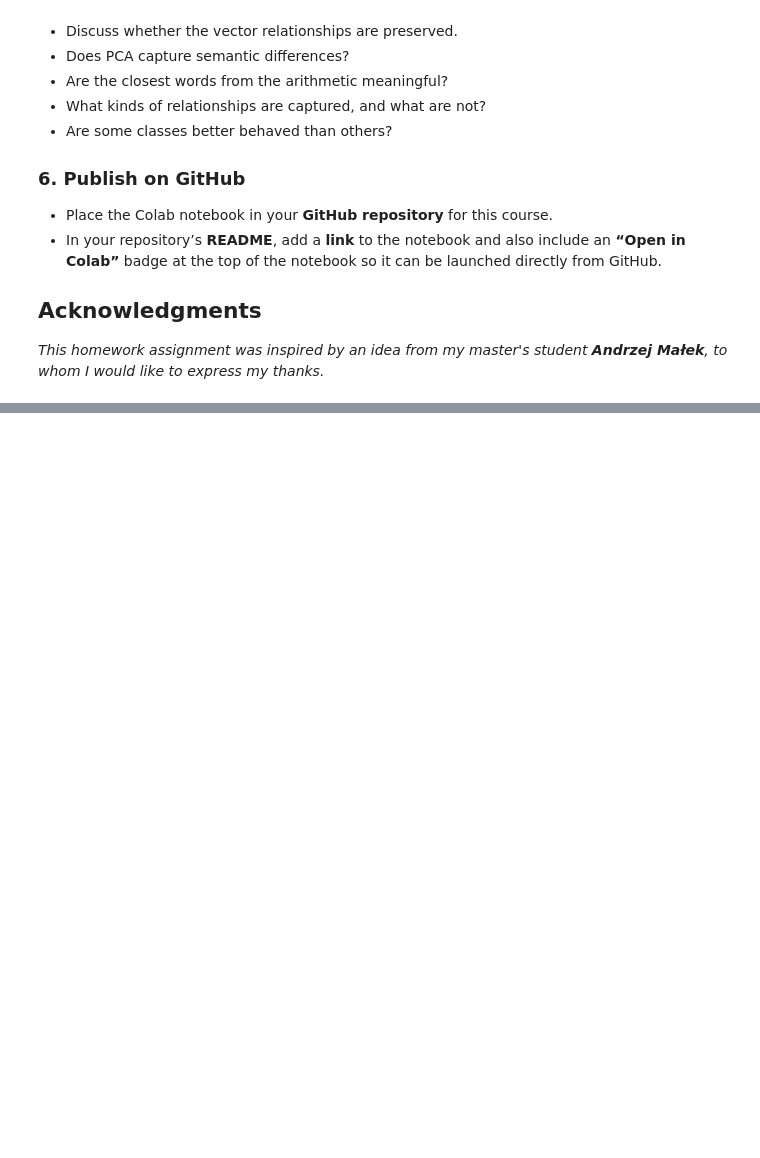
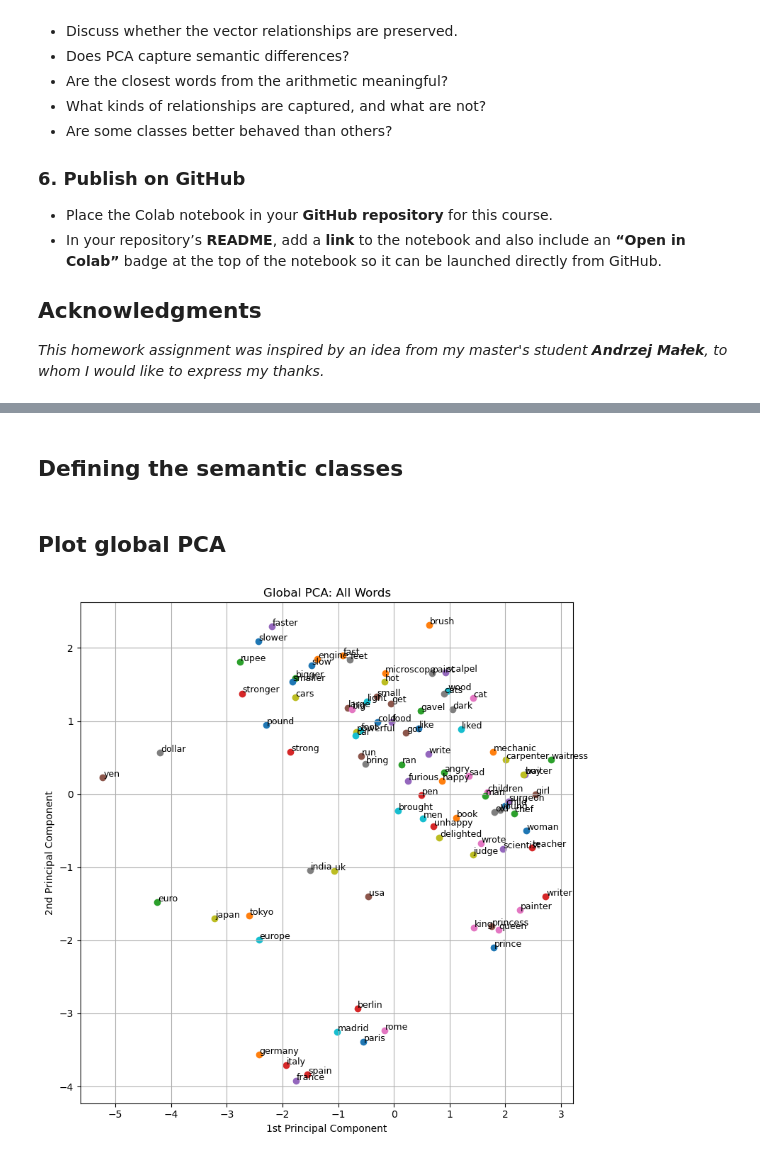
Before and after one commit to Bokocki/135UM-Homework, a Jupyter notebook: Homework12.ipynb, the cells around one changed output, grey strips where cells are left out. Drawn from its saved outputs; the diff is of its cells as text; code cells hidden in the pictures; blank space fills up the shorter version.

```diff
--- a/Homework12.ipynb
+++ b/Homework12.ipynb
@@ -120,0 +148,2 @@ for the *gender*-related class.
+# %% [markdown]
+## Defining the semantic classes
@@ -120,0 +225,69 @@ for the *gender*-related class.
+# %% [markdown]
+## Plot global PCA
+# %%
+# ----------------- Prepare Word Embeddings ------------------------
+
+unique_words = list(set(word for pairs in semantic_classes.values() for pair in pairs for word in pair))
+missing = [word for word in unique_words if word not in glove]
+if missing:
+    print("Missing from GloVe:", missing)
+
+embeddings = {word: glove[word] for word in unique_words}
+
+glove_words = list(glove.keys())
+glove_matrix = torch.stack([glove[word] for word in glove_words])
+
+# ----------------- Plotting ------------------------
+
+def plot_side_by_side_pca(words, title):
+    vecs = torch.stack([embeddings[w] for w in words])
+
+    # Global PCA
+    global_pca = PCA(n_components=2)
+    all_vecs = torch.stack([embeddings[w] for w in unique_words])
+    global_reduced = global_pca.fit(all_vecs).transform(vecs)
+
+    # Local PCA
+    local_pca = PCA(n_components=2)
+    local_reduced = local_pca.fit_transform(vecs)
+
+    fig, axs = plt.subplots(1, 2, figsize=(12, 6))
+    fig.suptitle(title, fontsize=14)
+
+    for ax, reduced, label in zip(
+        axs, [global_reduced, local_reduced], ["Global PCA", "Local PCA"]
+    ):
+        ax.set_title(label)
+        for i, word in enumerate(words):
+            x, y = reduced[i]
+            ax.scatter(x, y)
+            ax.text(x + 0.01, y + 0.01, word, fontsize=9)
+        ax.set_xlabel("1st Principal Component")
+        ax.set_ylabel("2nd Principal Component")
+        ax.grid(True)
+
+    plt.tight_layout(rect=[0, 0.03, 1, 0.95])
+    plt.show()
+
+# ----------------- Plot Global Classes ------------------------
+
+# Global PCA: all words
+def plot_global_all():
+    vecs = torch.stack([embeddings[w] for w in unique_words])
+    reduced = PCA(n_components=2).fit_transform(vecs)
+
+    plt.figure(figsize=(8, 8))
+    plt.title("Global PCA: All Words")
+    for i, word in enumerate(unique_words):
+        x, y = reduced[i]
+        plt.scatter(x, y)
+        plt.text(x + 0.01, y + 0.01, word, fontsize=9)
+    plt.xlabel("1st Principal Component")
+    plt.ylabel("2nd Principal Component")
+    plt.grid(True)
+    plt.tight_layout()
+    plt.show()
+
+plot_global_all()
+# %% [output]
+[figure, added]
```
Also changed, not shown: parts of 8 cells of this notebook.
